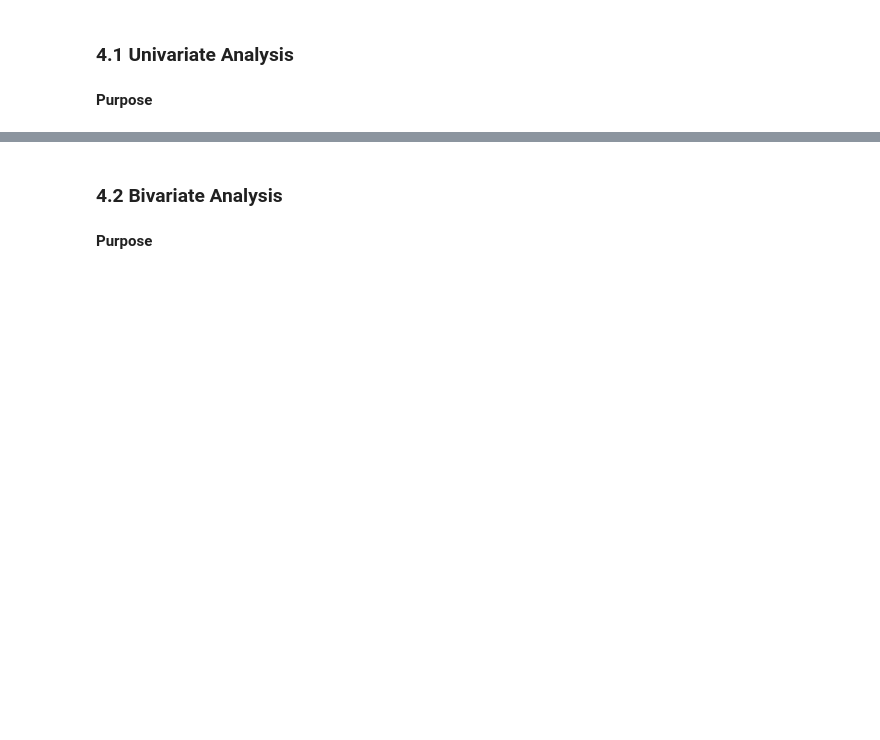
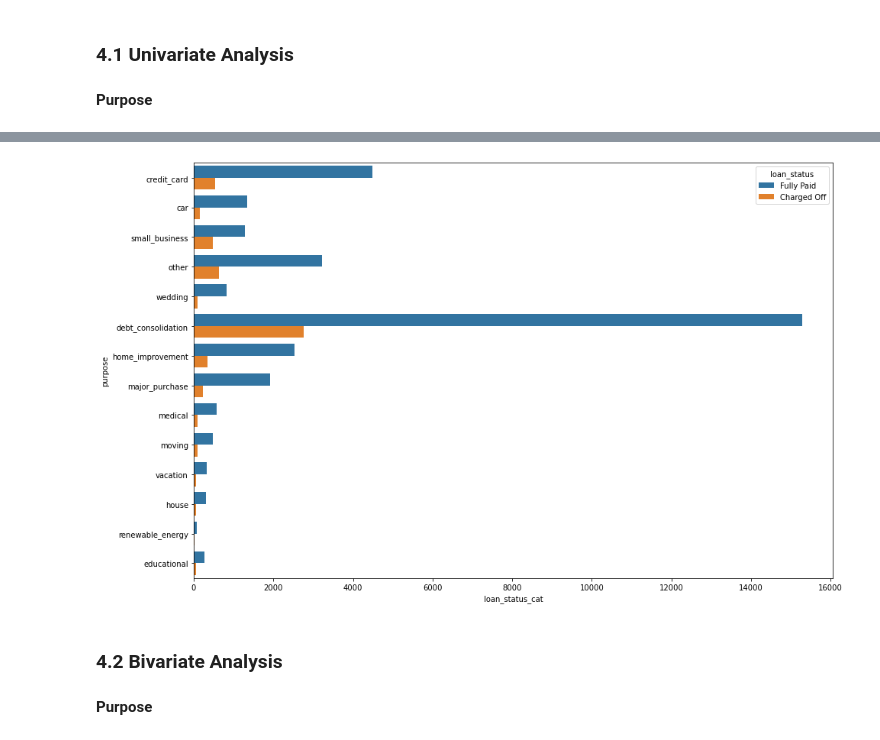
Before and after one commit to rramchan12/Lending-Club-EDA-CaseStudy, a Jupyter notebook: Lending_Club_EDA_Analysis.ipynb, the cells around one changed output, grey strips where cells are left out. Cells and saved outputs as stored; diff of their text form; code cells hidden in the pictures; blank space fills up the shorter version.

Commit message:
Added Utility Function

```diff
--- a/Lending_Club_EDA_Analysis.ipynb
+++ b/Lending_Club_EDA_Analysis.ipynb
@@ -277,3 +288,17 @@ loan_analysis_df = pd.read_csv('cleaned.csv')
+# %%
+#Utility Function
+
+#Plot dual bar
+#This function takes a dataframe and either plots two categorical bars side by side or plots them in the same using hue
+#If hue is provided then the plot is done in the same function
+#If hue is not provided then the loan_status variable is used to split the same into two side by side bars and plotting is done
+def plot_dualbar_or_huebar(df, categorize_by, hue=None, sortbyindex=False):
+    if hue:
+        plt.figure(figsize=[15,10])
+        sns.barplot(data = loan_analysis_df, y="purpose", x="loan_status_cat", hue="loan_status" ,estimator=np.sum, orient="h")
+        plt.show()
+    else :
+        None
 # %% [markdown]
 Lets determine the categorical and the numeric fields first to get a sense of the data
 # %%
@@ -311,3 +348,7 @@ Index(['addr_state', 'earliest_cr_line', 'emp_length', 'emp_title', 'grade',
+# %%
+plot_dualbar_or_huebar(loan_analysis_df, categorize_by = 'purpose', hue = 'loan_status')
+# %% [output]
+[figure, added]
 # %% [markdown]
 ### 4.2 Bivariate Analysis ###
 # %% [markdown]
```
Also changed, not shown: parts of 8 cells of this notebook, 1 other file.
